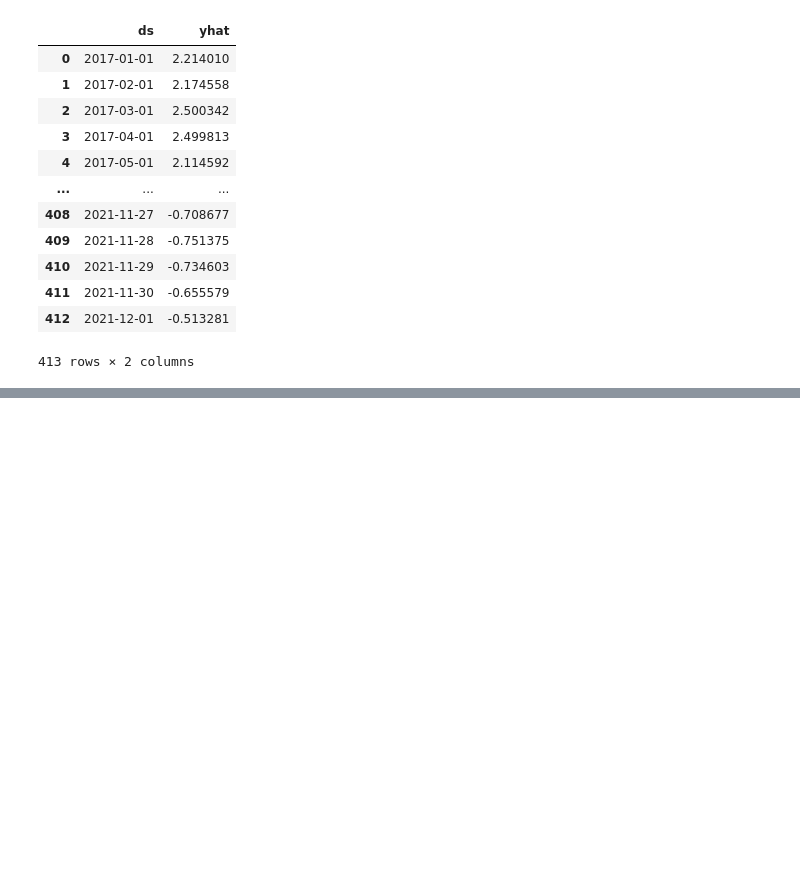
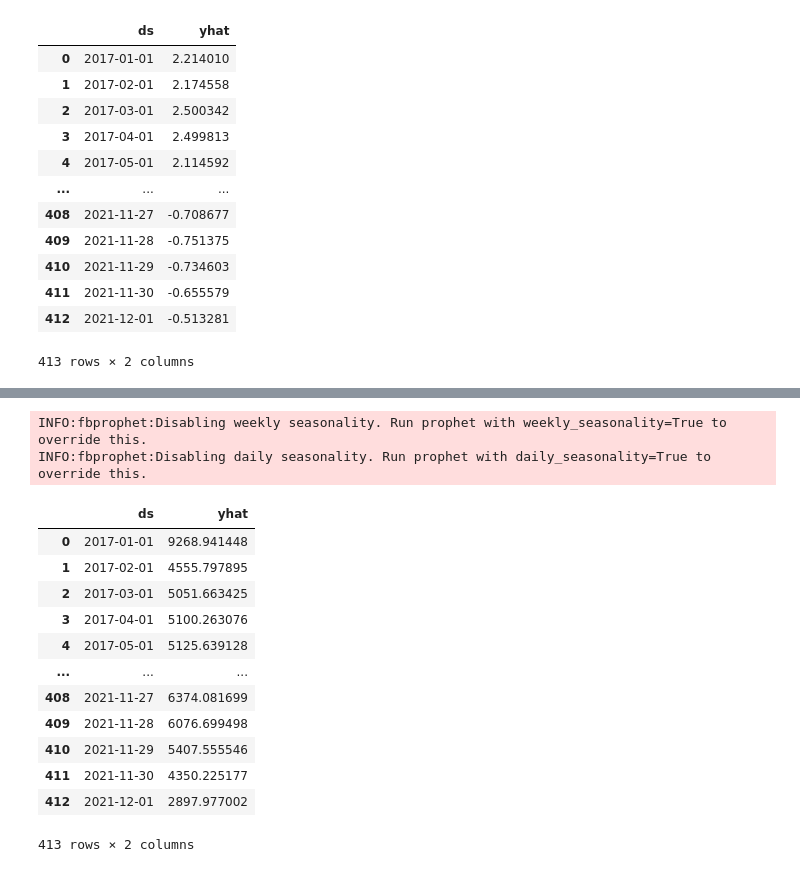
Before and after one commit to JiseonByeon96/PersonalProject, a Jupyter notebook: 세종시_연령예측.ipynb, the cells around one changed output, grey strips where cells are left out. Drawn from its saved outputs; the diff is of its cells as text; code cells hidden in the pictures; blank space fills up the shorter version.

```diff
--- a/세종시_연령예측.ipynb
+++ b/세종시_연령예측.ipynb
@@ -2827,0 +2898,25 @@ INFO:fbprophet:Disabling daily seasonality. Run prophet with daily_seasonality=T
+# %%
+#30세
+df1 = df[is_place].drop(['읍면동',	'년',	'월',	'일',	'0s',	'10s',	'20s',	'40s',	'50s',	'60s',	'70s',	'80s',	'90s',	'100s'], axis = 1)
+df1.columns=['y', 'ds']
+m = Prophet()
+m.fit(df1)
+future = m.make_future_dataframe(periods=365)
+forecast = m.predict(future)
+forecast[['ds', 'yhat']]
+# %% [output]
+INFO:fbprophet:Disabling weekly seasonality. Run prophet with weekly_seasonality=True to override this.
+INFO:fbprophet:Disabling daily seasonality. Run prophet with daily_seasonality=True to override this.
+|  | ds | yhat |
+| 0 | 2017-01-01 | 9268.941448 |
+| 1 | 2017-02-01 | 4555.797895 |
+| 2 | 2017-03-01 | 5051.663425 |
+| 3 | 2017-04-01 | 5100.263076 |
+| 4 | 2017-05-01 | 5125.639128 |
+| ... | ... | ... |
+| 408 | 2021-11-27 | 6374.081699 |
+| 409 | 2021-11-28 | 6076.699498 |
+| 410 | 2021-11-29 | 5407.555546 |
+| 411 | 2021-11-30 | 4350.225177 |
+| 412 | 2021-12-01 | 2897.977002 |
+413 rows × 2 columns
```
Also changed, not shown: parts of 108 cells of this notebook.
